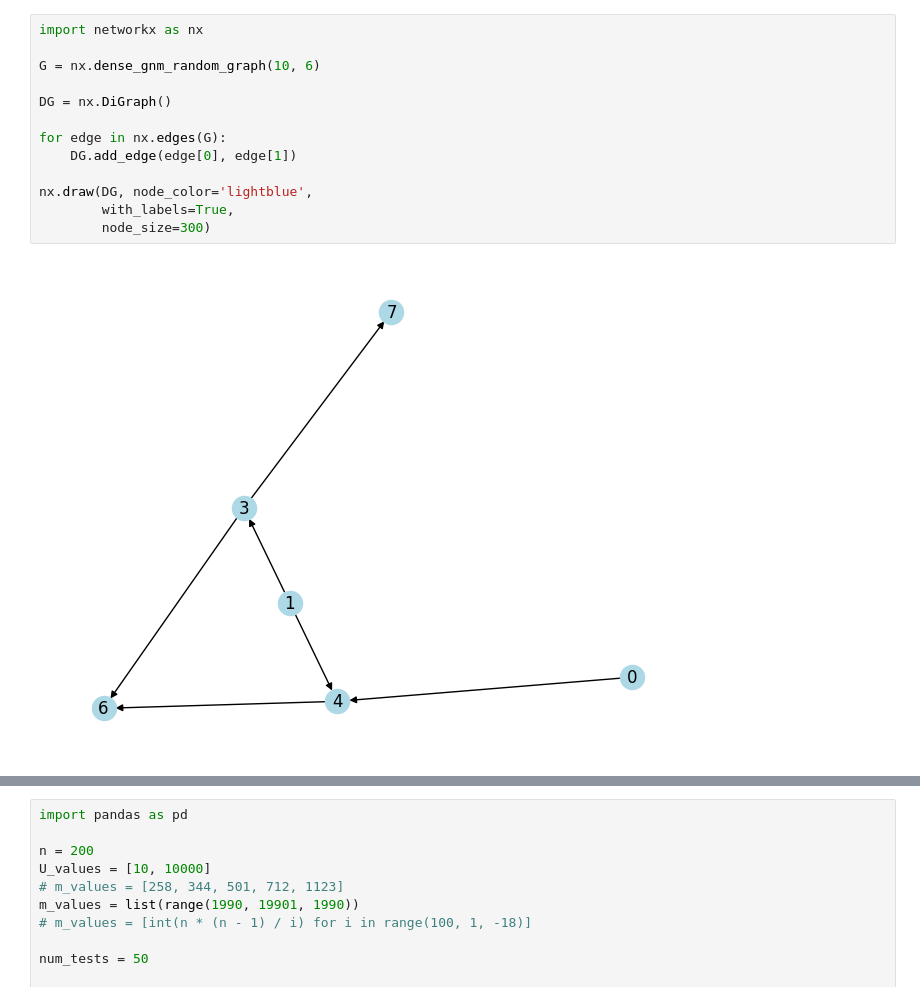
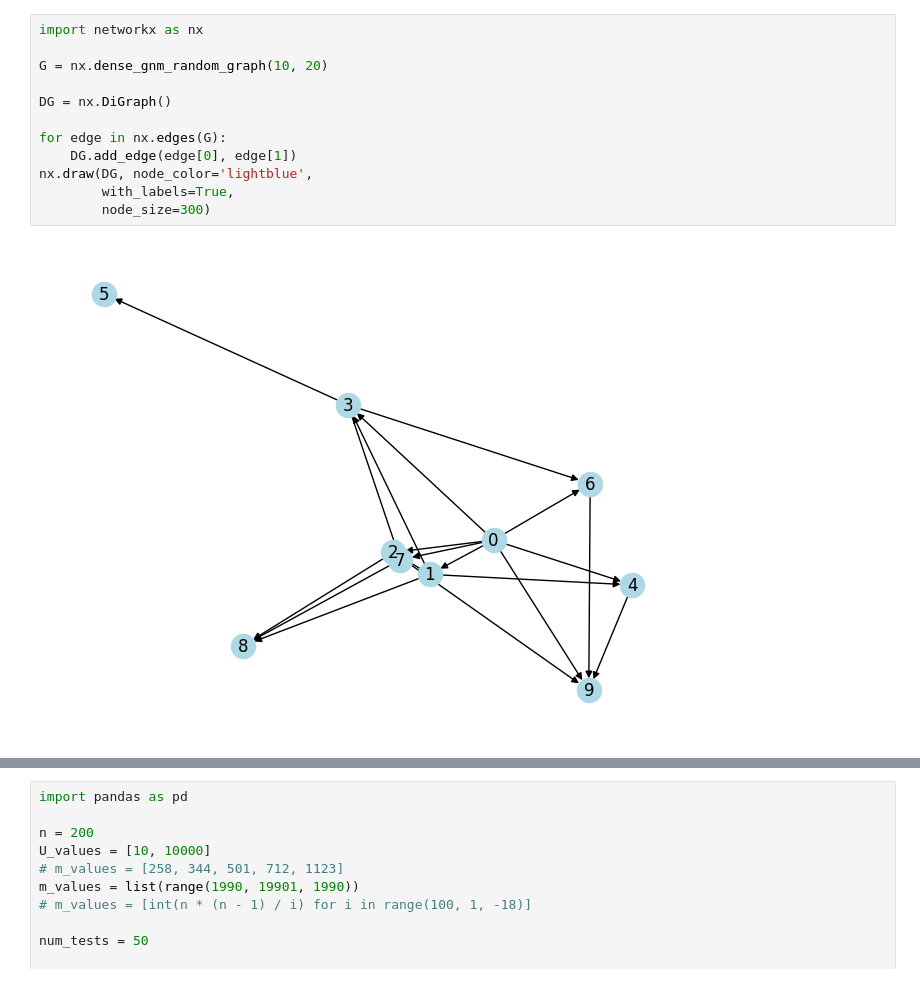
Before and after one commit to almostinf/graph_algorithms, a Jupyter notebook: part1/analysis.ipynb, the cells around one changed output, grey strips where cells are left out. Saved outputs shown, nothing was run; the diff lists cells and outputs as text.

```diff
--- a/part1/analysis.ipynb
+++ b/part1/analysis.ipynb
@@ -1,18 +1,17 @@
 # %%
 import networkx as nx
 
-G = nx.dense_gnm_random_graph(10, 6)
+G = nx.dense_gnm_random_graph(10, 20)
 
 DG = nx.DiGraph()
 
 for edge in nx.edges(G):
     DG.add_edge(edge[0], edge[1])
-
 nx.draw(DG, node_color='lightblue',
         with_labels=True,
         node_size=300)
 # %% [output]
-[figure, old version]
+[figure, new version]
 # %%
 
 import networkx as nx
```
Also changed, not shown: parts of 4 cells of this notebook.
